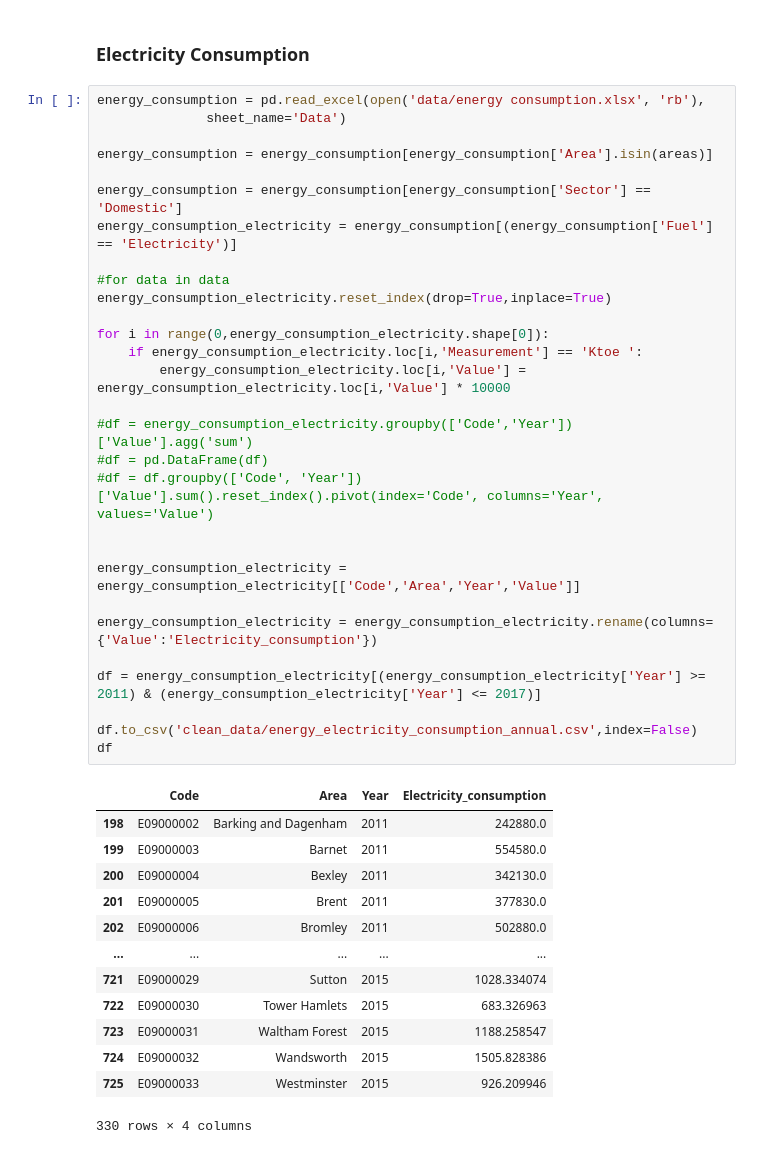
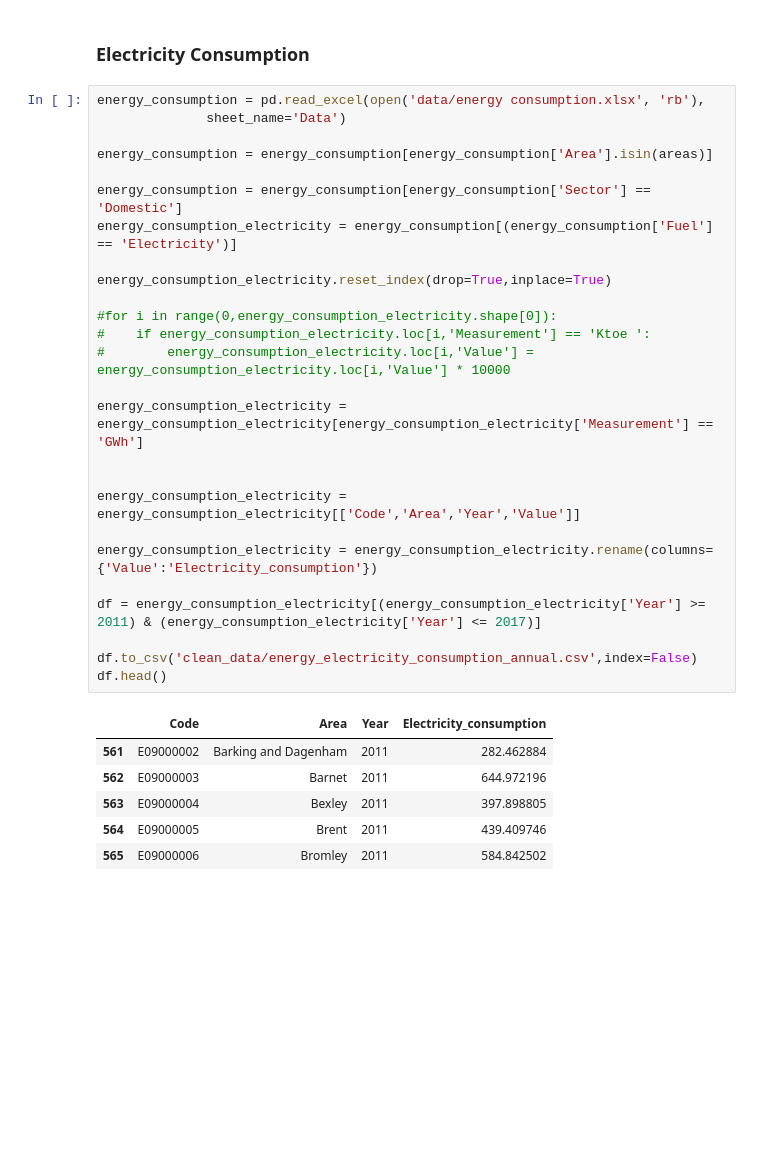
Before and after one commit to MischaRauch/london_house_price_prediction, a Jupyter notebook: reading_data_3.ipynb, the cells around one changed output. Saved outputs shown, nothing was run; the diff lists cells and outputs as text; blank space fills up the shorter version.

Commit message:
energy fix

```diff
--- a/reading_data_3.ipynb
+++ b/reading_data_3.ipynb
@@ -97,43 +92,33 @@ df
 # %%
 energy_consumption = pd.read_excel(open('data/energy consumption.xlsx', 'rb'),
               sheet_name='Data')
 
 energy_consumption = energy_consumption[energy_consumption['Area'].isin(areas)]
 
 energy_consumption = energy_consumption[energy_consumption['Sector'] == 'Domestic']
 energy_consumption_electricity = energy_consumption[(energy_consumption['Fuel'] == 'Electricity')]
 
-#for data in data
 energy_consumption_electricity.reset_index(drop=True,inplace=True)
 
-for i in range(0,energy_consumption_electricity.shape[0]):
-    if energy_consumption_electricity.loc[i,'Measurement'] == 'Ktoe ':
-        energy_consumption_electricity.loc[i,'Value'] = energy_consumption_electricity.loc[i,'Value'] * 10000
+#for i in range(0,energy_consumption_electricity.shape[0]):
+#    if energy_consumption_electricity.loc[i,'Measurement'] == 'Ktoe ':
+#        energy_consumption_electricity.loc[i,'Value'] = energy_consumption_electricity.loc[i,'Value'] * 10000
 
-#df = energy_consumption_electricity.groupby(['Code','Year'])['Value'].agg('sum')
-#df = pd.DataFrame(df)
-#df = df.groupby(['Code', 'Year'])['Value'].sum().reset_index().pivot(index='Code', columns='Year', values='Value')
+energy_consumption_electricity = energy_consumption_electricity[energy_consumption_electricity['Measurement'] == 'GWh']
 
 
 energy_consumption_electricity = energy_consumption_electricity[['Code','Area','Year','Value']]
 
 energy_consumption_electricity = energy_consumption_electricity.rename(columns={'Value':'Electricity_consumption'})
 
 df = energy_consumption_electricity[(energy_consumption_electricity['Year'] >= 2011) & (energy_consumption_electricity['Year'] <= 2017)]
 
 df.to_csv('clean_data/energy_electricity_consumption_annual.csv',index=False)
-df
+df.head()
 # %% [output]
 |  | Code | Area | Year | Electricity_consumption |
-| 198 | E09000002 | Barking and Dagenham | 2011 | 242880.0 |
-| 199 | E09000003 | Barnet | 2011 | 554580.0 |
-| 200 | E09000004 | Bexley | 2011 | 342130.0 |
-| 201 | E09000005 | Brent | 2011 | 377830.0 |
-| 202 | E09000006 | Bromley | 2011 | 502880.0 |
-| ... | ... | ... | ... | ... |
-| 721 | E09000029 | Sutton | 2015 | 1028.334074 |
-| 722 | E09000030 | Tower Hamlets | 2015 | 683.326963 |
-| 723 | E09000031 | Waltham Forest | 2015 | 1188.258547 |
-| 724 | E09000032 | Wandsworth | 2015 | 1505.828386 |
-| 725 | E09000033 | Westminster | 2015 | 926.209946 |
+| 561 | E09000002 | Barking and Dagenham | 2011 | 282.462884 |
+| 562 | E09000003 | Barnet | 2011 | 644.972196 |
+| 563 | E09000004 | Bexley | 2011 | 397.898805 |
+| 564 | E09000005 | Brent | 2011 | 439.409746 |
+| 565 | E09000006 | Bromley | 2011 | 584.842502 |
-330 rows × 4 columns
```
Also changed, not shown: parts of 1 cell of this notebook, 3 other files.
